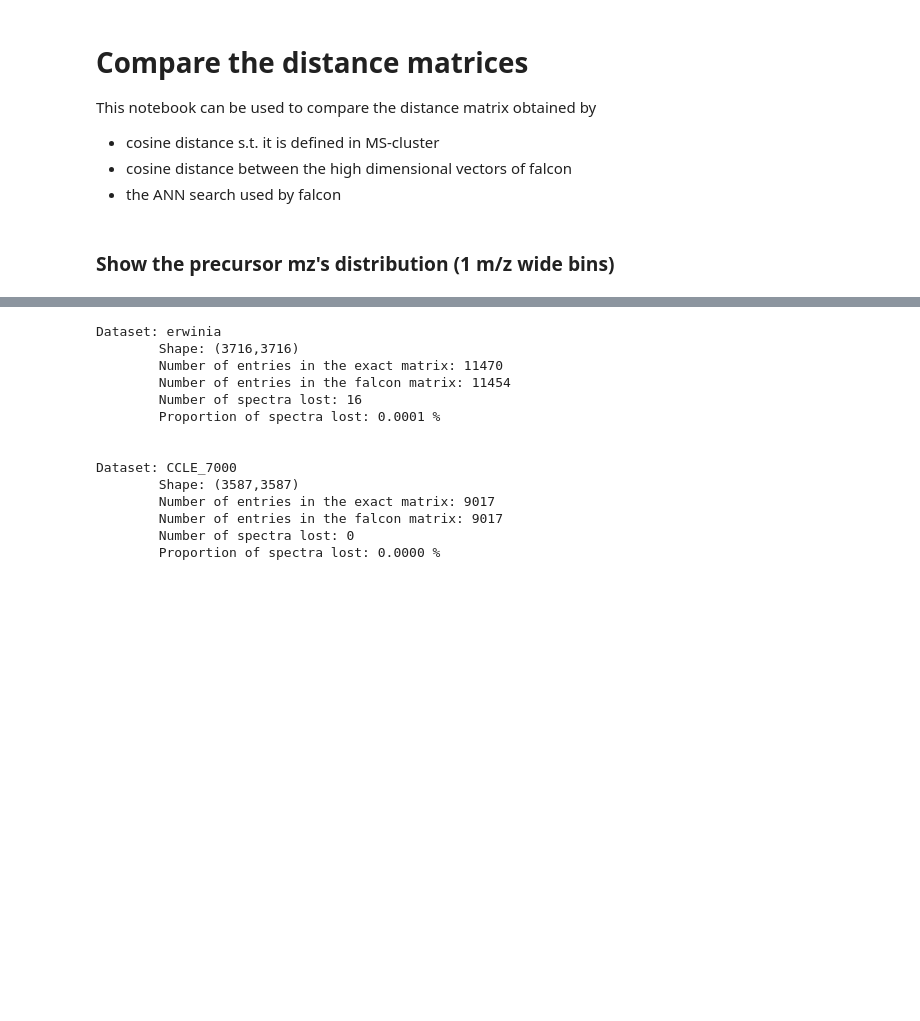
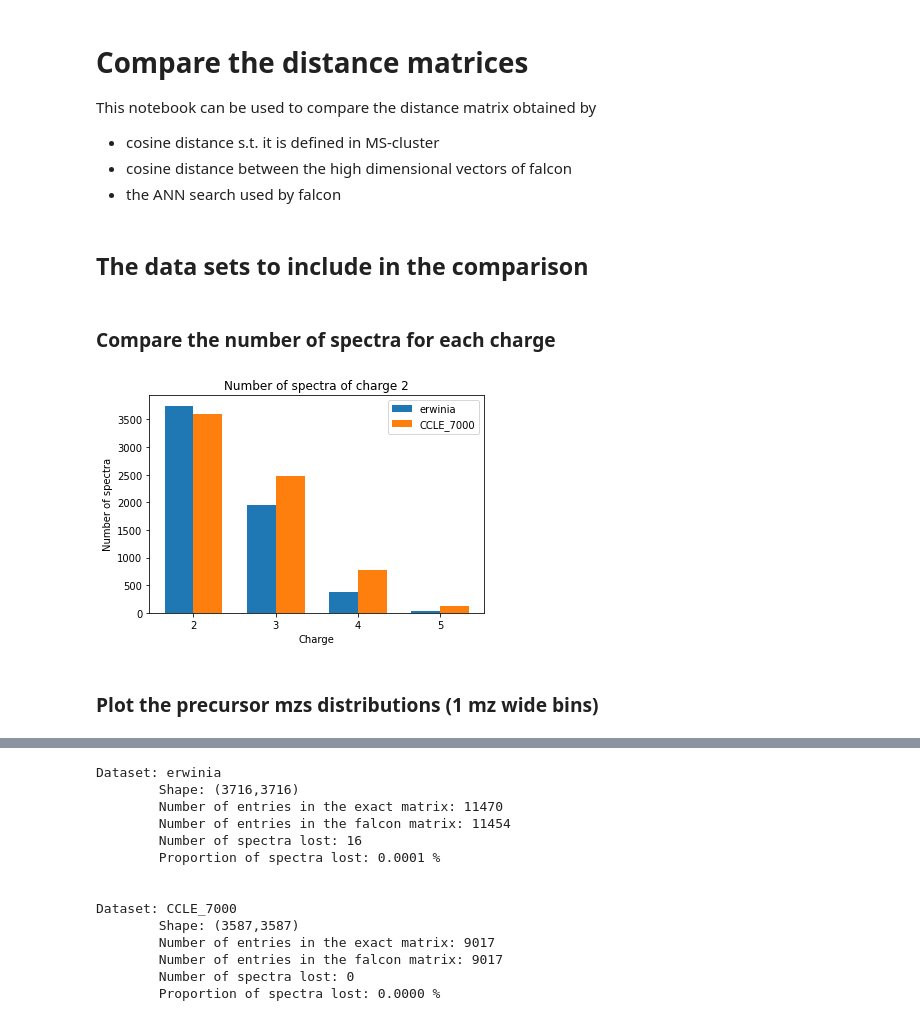
Before and after one commit to KilianMaes/falcon, a Jupyter notebook: notebooks/compareDistanceMatrices.ipynb, the cells around one changed output, grey strips where cells are left out. Cells and saved outputs as stored; diff of their text form; code cells hidden in the pictures; blank space fills up the shorter version.

Commit message:
Compare the distance matrices with the different similarity measures

```diff
--- a/notebooks/compareDistanceMatrices.ipynb
+++ b/notebooks/compareDistanceMatrices.ipynb
@@ -23,3 +29,5 @@ exact_sparse_matrix = nb_utils.exact_sparse_matrix
+# %% [markdown]
+## The data sets to include in the comparison
 # %%
 data = {}
 
@@ -29,15 +37,41 @@ data['CCLE_7000'] = {'path': '/media/maesk/WD/falcon/CCLE_7000'}
 #data['PXD000561'] = {'path': os.path.abspath("/media/maesk/WD/falcon/PXD000561_all/spectra")}
 
 charge = 2
-exportPath = "compare_CCLE_PXD000561"
-
-# Extract the precursor mzs for each dataset
-for ds in data.values():
-    precursor_mzs = []
-    for spec in tqdm(read_spectra(charge, os.path.join(ds['path'], 'spectra'))):
-        precursor_mzs.append(spec.precursor_mz)
-
-    ds['precursor_mzs'] = precursor_mzs
+exportPath = 'compareDistanceMatrices/' + '_'.join([l for l in data.keys()])
+if not os.path.exists(exportPath):
+    os.makedirs(exportPath)
+# %% [markdown]
+### Compare the number of spectra for each charge
+# %%
+ds_keys = list(data.keys())
+labels, nsp = [], []
+
+for l in ds_keys:
+    path = data[l]['path']
+    charge_count = joblib.load(os.path.join(path, 'spectra', 'info.joblib'))
+    labels.append(list(charge_count.keys()))
+    nsp.append(list(charge_count.values()))
+
+assert labels[0] == labels[1]
+
+x = np.arange(len(labels[0]))
+width = 0.35
+
+fig, ax = plt.subplots()
+for i in range(len(data)):
+    ax.bar(x - width/2, nsp[i], width, label=ds_keys[i])
+    x = x + width
+
+ax.set_xticks(x-width*len(data))
+ax.set_xticklabels(labels[0])
+ax.legend()
+ax.set(title=f"Number of spectra of charge {charge}",
+       xlabel="Charge", ylabel="Number of spectra")
+
+plt.savefig(os.path.join(exportPath, 'spectra_per_charge.png'), dpi=200)
+plt.show()
+# %% [output]
+[figure, added]
 # %% [markdown]
-### Show the precursor mz's distribution (1 m/z wide bins)
+### Plot the precursor mzs distributions (1 mz wide bins)
 # %%
```
Also changed, not shown: parts of 19 cells of this notebook, 1 other file.
